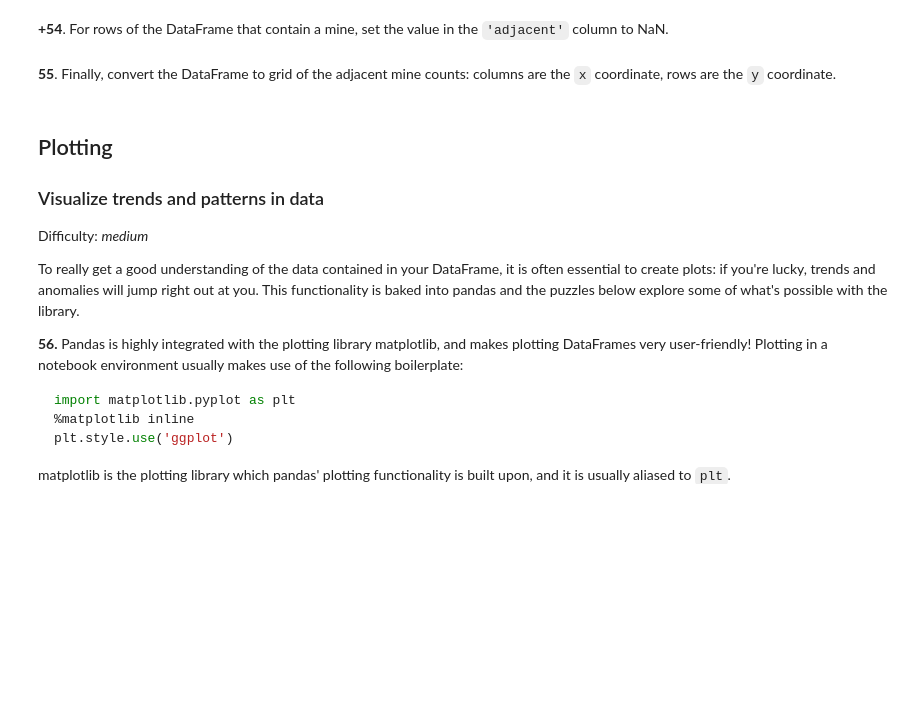
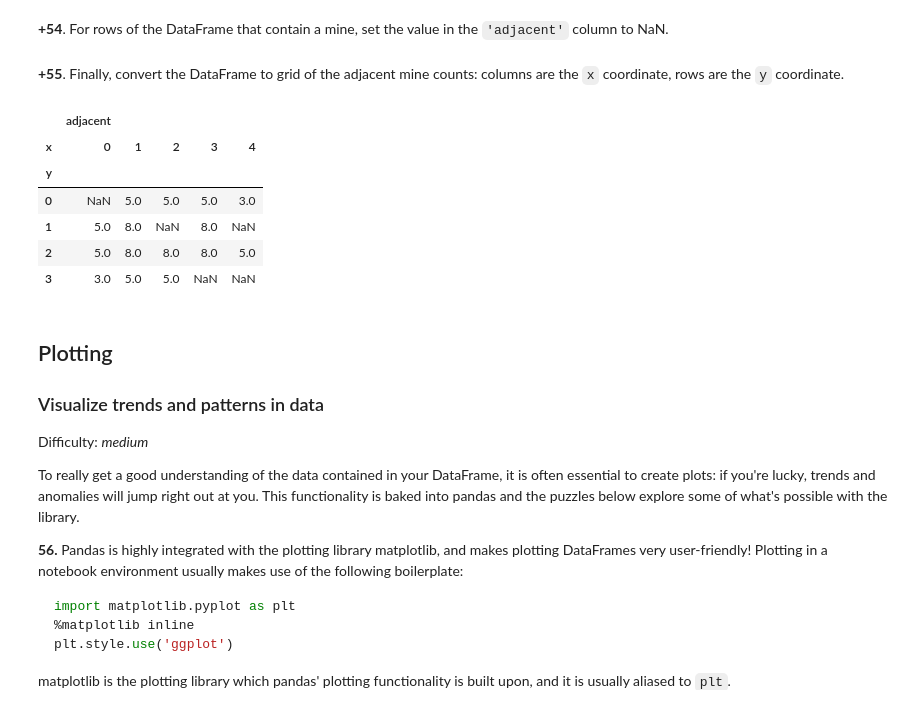
Before and after one commit to bogdan-kovalchuk/100-pandas-puzzles, a Jupyter notebook: 100-pandas-puzzles.ipynb, the cells around one changed output. Cells and saved outputs as stored; diff of their text form; code cells hidden in the pictures; blank space fills up the shorter version.

```diff
--- a/100-pandas-puzzles.ipynb
+++ b/100-pandas-puzzles.ipynb
@@ -1028,7 +1028,17 @@ df['adjacent'] = adj
 # %%
 df.loc[df['mine'] == 1, 'adjacent'] = np.nan
 # %% [markdown]
-**55**. Finally, convert the DataFrame to grid of the adjacent mine counts: columns are the `x` coordinate, rows are the `y` coordinate.
+**+55**. Finally, convert the DataFrame to grid of the adjacent mine counts: columns are the `x` coordinate, rows are the `y` coordinate.
+# %%
+df.drop('mine', axis=1).set_index(['y', 'x']).unstack()
+# %% [output]
+|  | adjacent |  |  |  |  |
+| x | 0 | 1 | 2 | 3 | 4 |
+| y |  |  |  |  |  |
+| 0 | NaN | 5.0 | 5.0 | 5.0 | 3.0 |
+| 1 | 5.0 | 8.0 | NaN | 8.0 | NaN |
+| 2 | 5.0 | 8.0 | 8.0 | 8.0 | 5.0 |
+| 3 | 3.0 | 5.0 | 5.0 | NaN | NaN |
 # %% [markdown]
 ## Plotting
 
```
Also changed, not shown: parts of 14 cells of this notebook.
